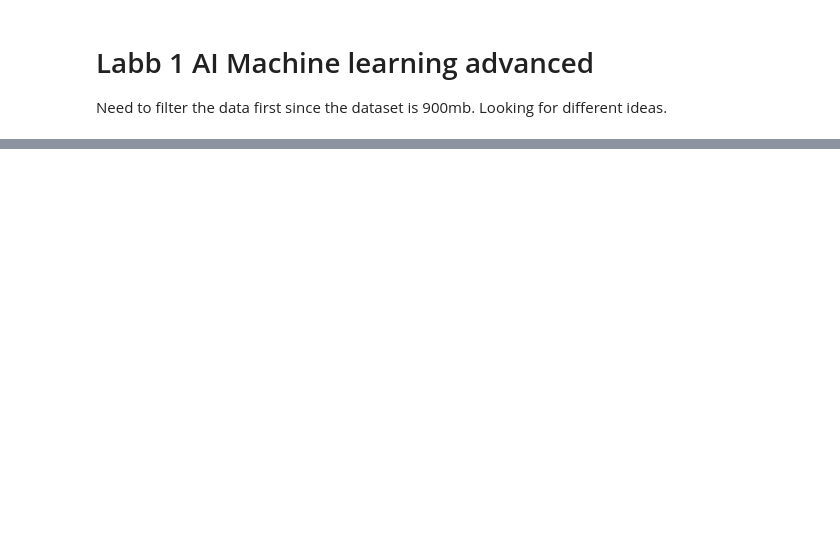
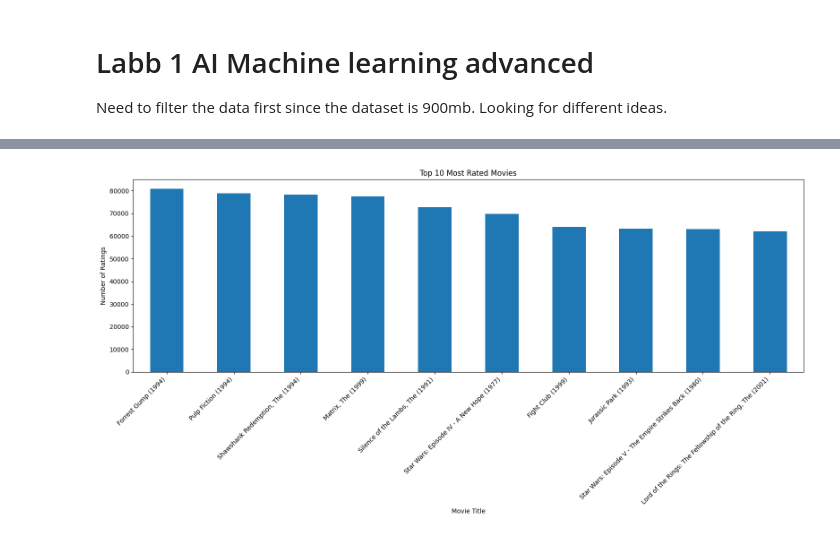
Before and after one commit to Lyceriuss/Python-Henrik-Pedersen-OPA2023, a Jupyter notebook: AI2-Lab1/Labb.ipynb, the cells around one changed output, grey strips where cells are left out. Cells and saved outputs as stored; diff of their text form; code cells hidden in the pictures; blank space fills up the shorter version.

```diff
--- a/AI2-Lab1/Labb.ipynb
+++ b/AI2-Lab1/Labb.ipynb
@@ -104 +156,24 @@ max       6466.000000
 Name: count, dtype: float64
+# %%
+most_rated_movie_ids = df_combined["movieId"].value_counts().head(10).index
+
+most_rated_movies = df_combined[df_combined["movieId"].isin(
+    most_rated_movie_ids)]
+most_rated_movies = most_rated_movies.groupby("movieId").first()["title"]
+
+rating_counts = df_combined["movieId"].value_counts().loc[most_rated_movie_ids]
+
+# Reorder the titles to match the rating_counts order
+ordered_titles = most_rated_movies.reindex(rating_counts.index)
+
+plt.figure(figsize=(16, 8))
+rating_counts.plot(kind="bar")
+plt.title("Top 10 Most Rated Movies")
+plt.xticks(range(len(ordered_titles)), ordered_titles, rotation=45,
+           ha="right")  # Set the x-ticks to be the movie titles
+plt.xlabel("Movie Title")
+plt.ylabel("Number of Ratings")
+plt.tight_layout()  # Adjust layout
+plt.show()
+# %% [output]
+[figure, added]
```
Also changed, not shown: parts of 18 cells of this notebook.
